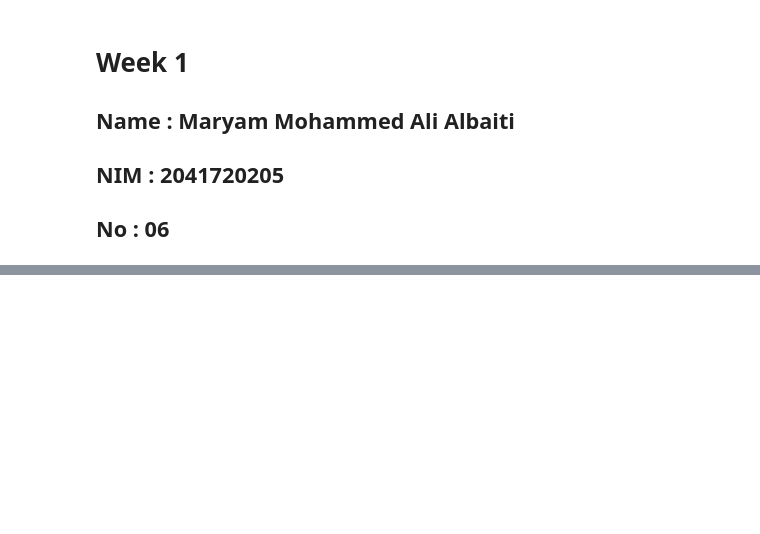
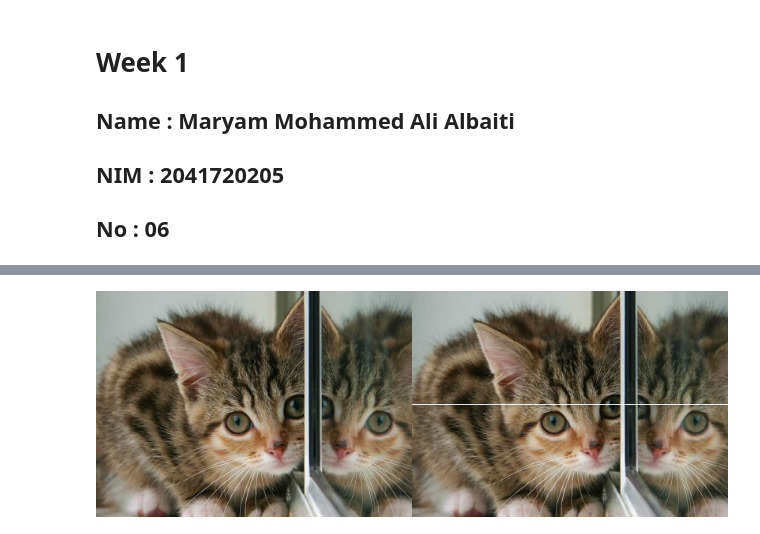
Before and after one commit to maryom99/DICV_2023_M, a Jupyter notebook: MODULE_1_3I_Maryam.ipynb, the cells around one changed output, grey strips where cells are left out. Saved outputs shown, nothing was run; the diff lists cells and outputs as text; code cells hidden in the pictures; blank space fills up the shorter version.

```diff
--- a/MODULE_1_3I_Maryam.ipynb
+++ b/MODULE_1_3I_Maryam.ipynb
@@ -42,0 +48,13 @@ final frame cv.hconcat((Image, image_2))
+# %%
+# Step 4 in this practicum is to Access pixels by giving them a diagonal line
+image_2 = cv.cvtColor(image, cv.COLOR_BGR2RGB)
+image_3 = cv.cvtColor(image, cv.COLOR_BGR2RGB)
+
+## create a horizontal line in the middle of the image
+for y in range(width):
+   image_3[int((height)/2),y] = [255,255,255]
+
+final_frame = cv.hconcat((image_2, image_3))
+cv2_imshow(final_frame)
+# %% [output]
+[figure, added]
```
Also changed, not shown: parts of 8 cells of this notebook.
